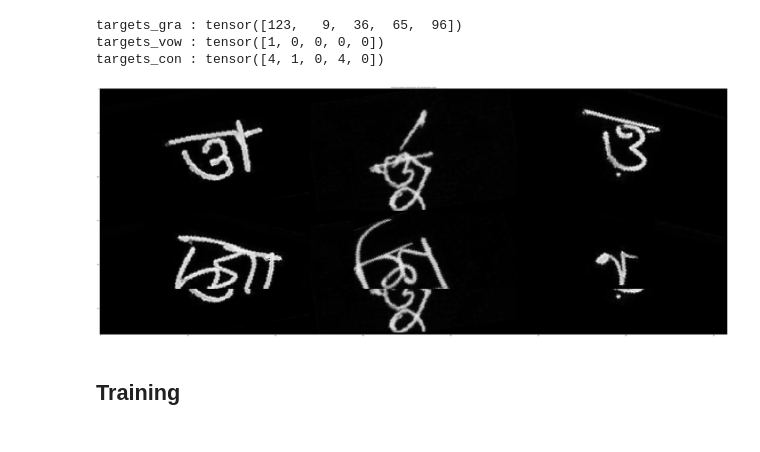
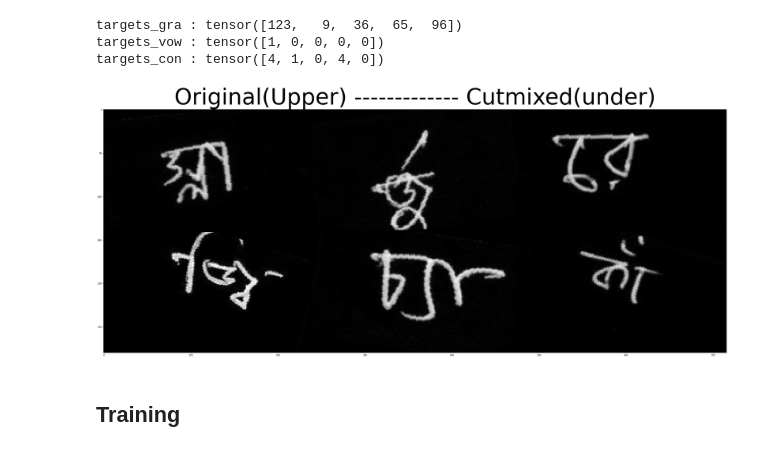
Before and after one commit to GwiHwan-Go/Reproduce_CutMix, a Jupyter notebook: Training/CutMix.ipynb, the cells around one changed output. Cells and saved outputs as stored; diff of their text form; code cells hidden in the pictures.

Commit message:
edit cutmix part

```diff
--- a/Training/CutMix.ipynb
+++ b/Training/CutMix.ipynb
@@ -191,15 +191,15 @@ lam = 1 - ((bbx2 - bbx1) * (bby2 - bby1) / (images.size()[-1] * images.size()[-2
 # %%
 def show_cutMixed_compare(origin, new, nums_show):
     rand_index = torch.randperm(origin.size()[0])[:nums_show]
     to_compare = torch.cat([origin[rand_index,:,:],new[rand_index,:,:]],dim=0)
-    plt.figure(figsize=(100,100))
+    plt.figure(figsize=(50,50))
     grid = torchvision.utils.make_grid(tensor=to_compare, nrow=nums_show)
-    plt.title("Comparison between Original(Upper) and Cutmixed(under) images")
+    plt.title("Original(Upper) ------------- Cutmixed(under)", fontsize=100)
     plt.imshow(grid.permute(1,2,0))
 
 show_cutMixed_compare(original_images, images, 3)
 # %% [output]
-[figure, old version]
+[figure, new version]
 # %% [markdown]
 ## Training
 # %%
```
